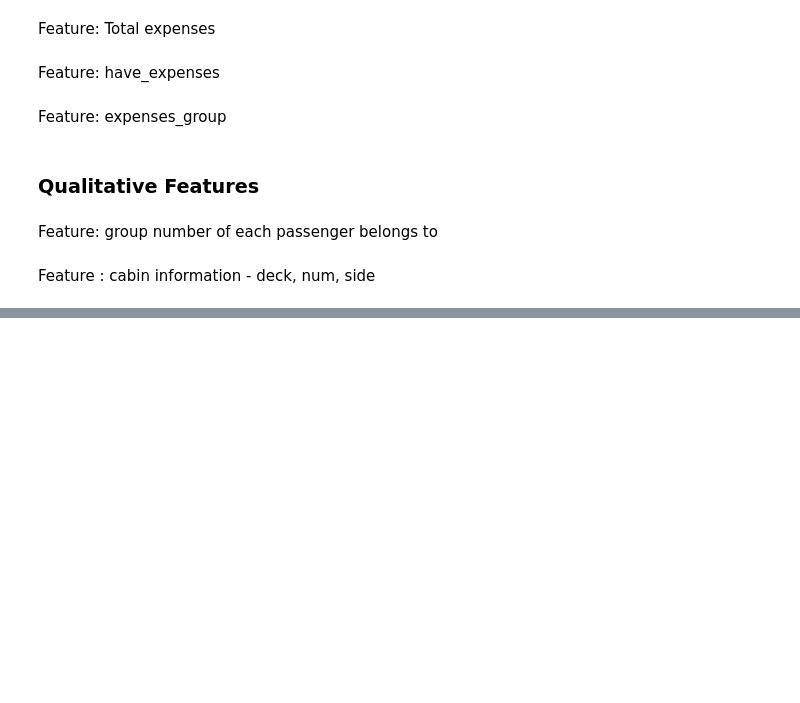
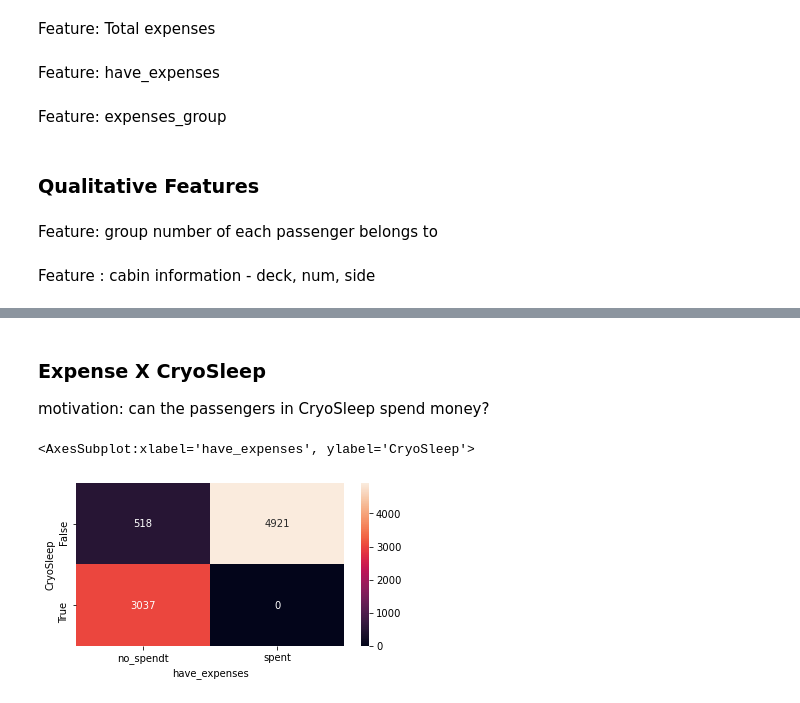
Before and after one commit to chiseanchang0727/kaggle, a Jupyter notebook: survival_prediction_of_spaceship_Titanic/survival_prediction_of_spaceship_Titanic.ipynb, the cells around one changed output, grey strips where cells are left out. Drawn from its saved outputs; the diff is of its cells as text; code cells hidden in the pictures; blank space fills up the shorter version.

```diff
--- a/survival_prediction_of_spaceship_Titanic/survival_prediction_of_spaceship_Titanic.ipynb
+++ b/survival_prediction_of_spaceship_Titanic/survival_prediction_of_spaceship_Titanic.ipynb
@@ -343,0 +483,14 @@ Name: Cabin, Length: 8693, dtype: object
+# %% [markdown]
+### Expense X CryoSleep
+
+motivation:
+can the passengers in CryoSleep spend money?
+# %%
+df_cryo_expenses = train_new_features.groupby(['CryoSleep','have_expenses'])['have_expenses'].size().unstack().fillna(0)
+df_cryo_expenses
+
+plt.figure(figsize=(6,3))
+sns.heatmap(df_cryo_expenses, annot=True, fmt='g')
+# %% [output]
+<AxesSubplot:xlabel='have_expenses', ylabel='CryoSleep'>
+[figure, added]
```
Also changed, not shown: parts of 58 cells of this notebook.
